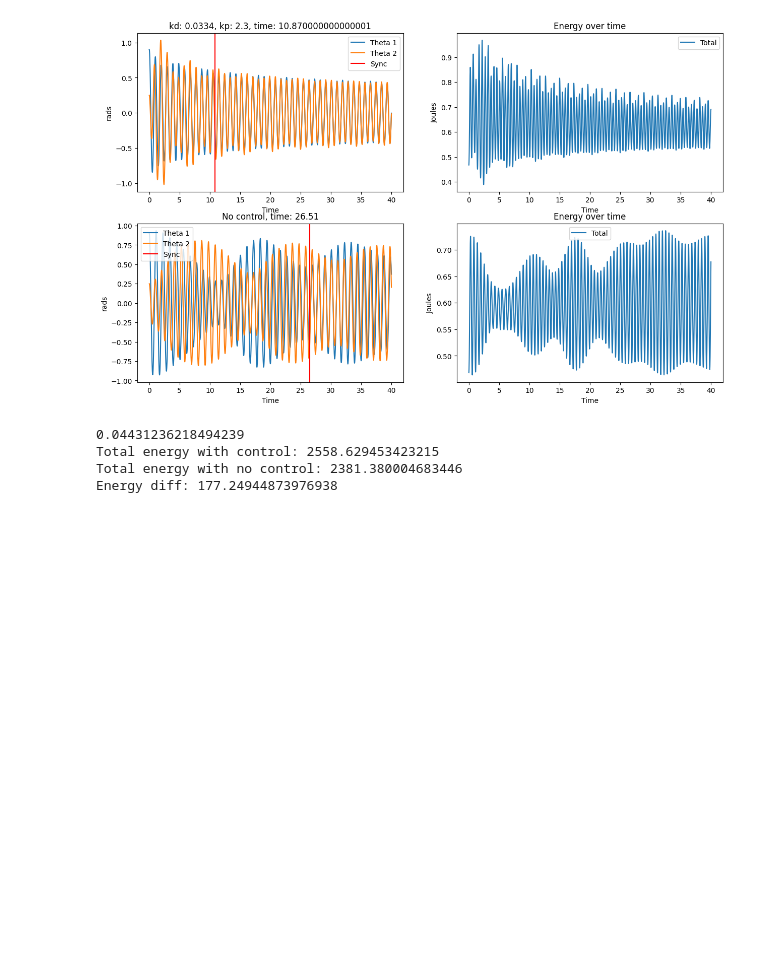
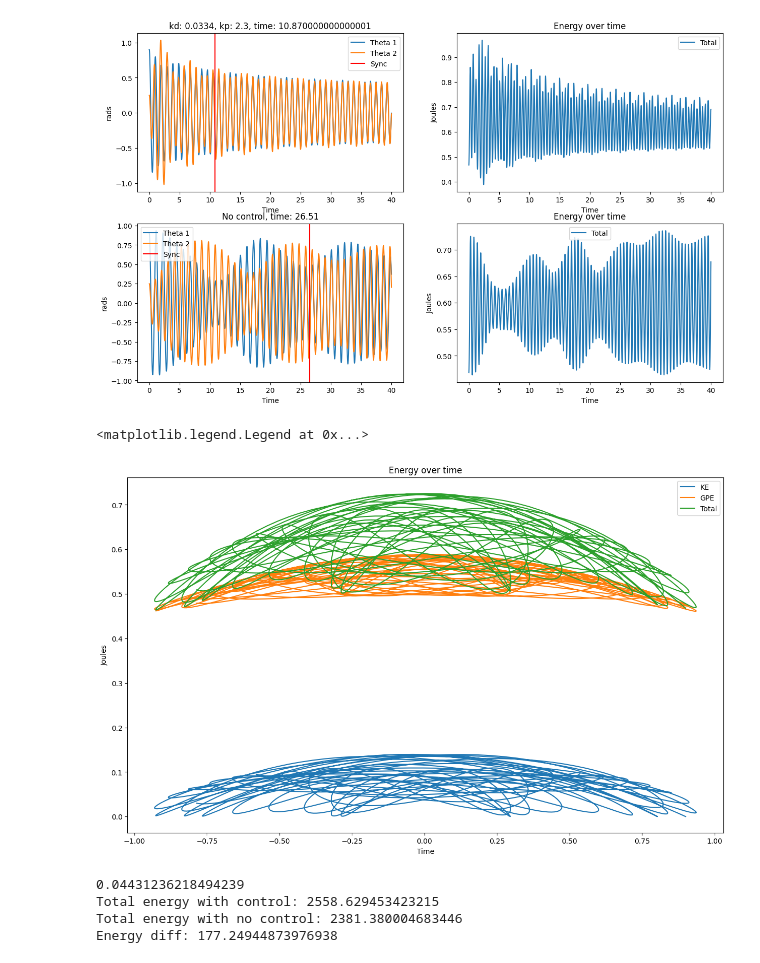
Before and after one commit to eric-yhchen/MDM2-Group-09, a Jupyter notebook: LC Model FLC Tests.ipynb, the cells around one changed output. Saved outputs shown, nothing was run; the diff lists cells and outputs as text; code cells hidden in the pictures; blank space fills up the shorter version.

```diff
--- a/LC Model FLC Tests.ipynb
+++ b/LC Model FLC Tests.ipynb
@@ -619,14 +660,14 @@ class solver_NC():
         y0 = [theta1_0_init, omega1_0, theta2_0_init, omega2_0, x_0, v_0]
         t_eval = np.arange(0, self.T_max, dt)
 
-        sol = solve_ivp(metronome_matrix_system2, t_span, y0, t_eval=t_eval, method="RK45")
+        sol = solve_ivp(metronome_matrix_system2, t_span, y0, t_eval=t_eval, method="DOP853")
 
         # Extract solutions
         self.time = sol.t                # time
         self.theta1 = sol.y[0]           # angle of metronome 1
-        self.qdd1 = sol.y[1]             # acceleration of metronome 1
+        self.qdd1 = sol.y[1]             # velocity of metronome 1
         self.theta2 = sol.y[2]           # angle of metronome 1
-        self.qdd2 = sol.y[3]             # acceleration of metronome 2
+        self.qdd2 = sol.y[3]             # velocity of metronome 2
         self.surface_x = sol.y[4]        # Surface displacement
         self.qdd3 = sol.y[5]             # acceleration of cart
 
@@ -690,6 +731,20 @@ ax13[1, 1].legend()
 plt.show()
 # %% [output]
 [figure]
+# %%
+model, sync_time, total_ke, total_gpe, total_energy = calc_energy(solver_NC, 0, 0, 20)
+
+fig, ax = plt.subplots(figsize=(15,9))
+ax.plot(model.theta1, total_ke, label="KE")
+ax.plot(model.theta1, total_gpe, label="GPE")
+ax.plot(model.theta1, total_energy, label="Total")
+ax.set_title(f"Energy over time")
+ax.set_xlabel("Time")
+ax.set_ylabel("Joules")
+ax.legend()
+# %% [output]
+<matplotlib.legend.Legend at 0x...>
+[figure, added]
 # %%
 # mean energy difference between model1 and model2
 print(np.mean(total_energy - total_energy2))
```
Also changed, not shown: parts of 12 cells of this notebook, 1 other file.
